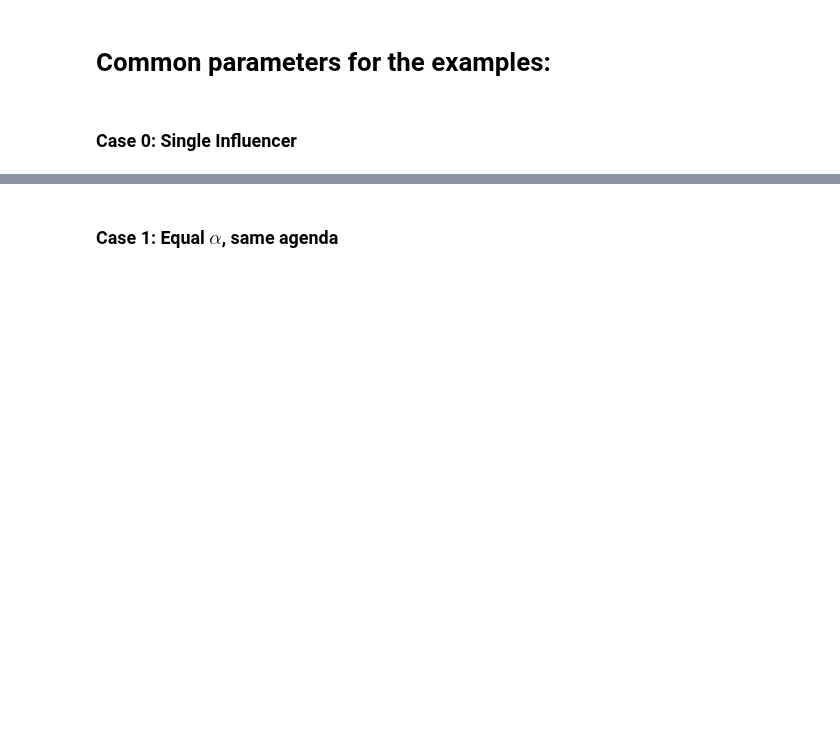
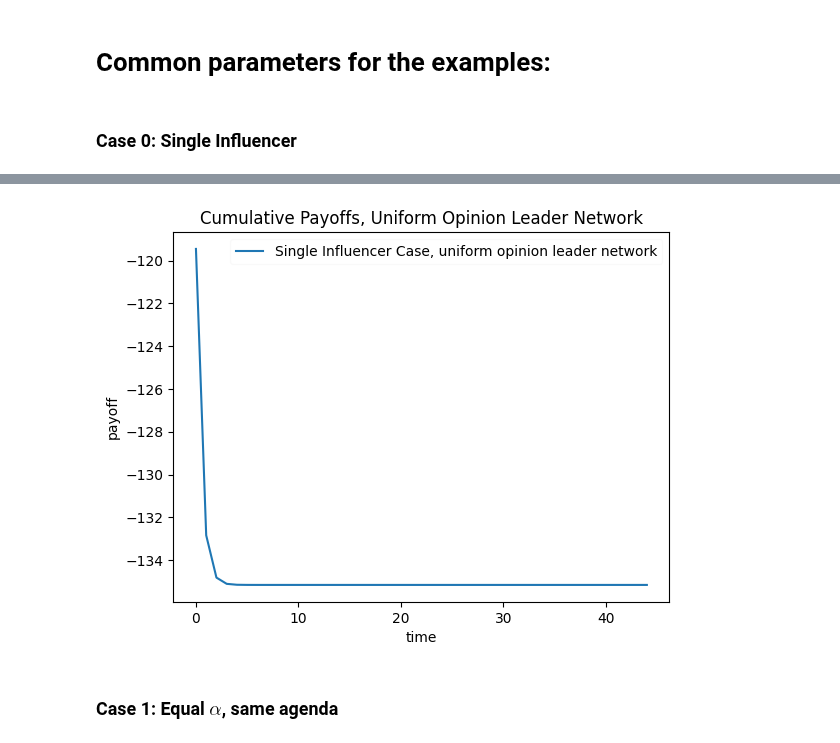
Before and after one commit to weiliubc/strategic_influencer_of_naive_agents, a Jupyter notebook: sandbox/mus_projected_uniform_opinion_leader.ipynb, the cells around one changed output, grey strips where cells are left out. Drawn from its saved outputs; the diff is of its cells as text; code cells hidden in the pictures; blank space fills up the shorter version.

```diff
--- a/sandbox/mus_projected_uniform_opinion_leader.ipynb
+++ b/sandbox/mus_projected_uniform_opinion_leader.ipynb
@@ -328,3 +351,13 @@ U @ S @ V':
+# %%
+plt.plot(range(len(payoffs)), [payoffs[j] for j in range(len(payoffs))], label = f"Single Influencer Case, uniform opinion leader network")
+
+plt.xlabel("time")
+plt.ylabel("payoff")
+plt.legend(framealpha = 0.1, loc = "upper right")
+plt.title("Cumulative Payoffs, Uniform Opinion Leader Network")
+plt.show()
+# %% [output]
+[figure, added]
 # %% [markdown]
 ### Case 1: Equal $\alpha$, same agenda
 # %%
```
Also changed, not shown: parts of 21 cells of this notebook.
